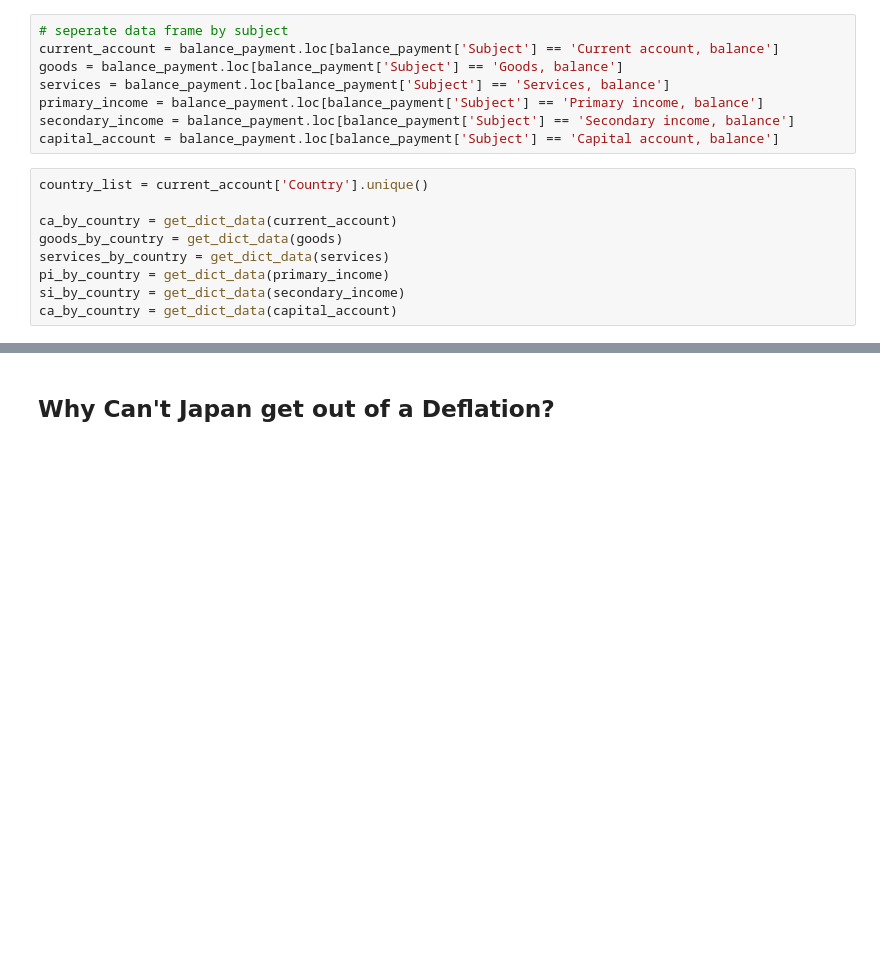
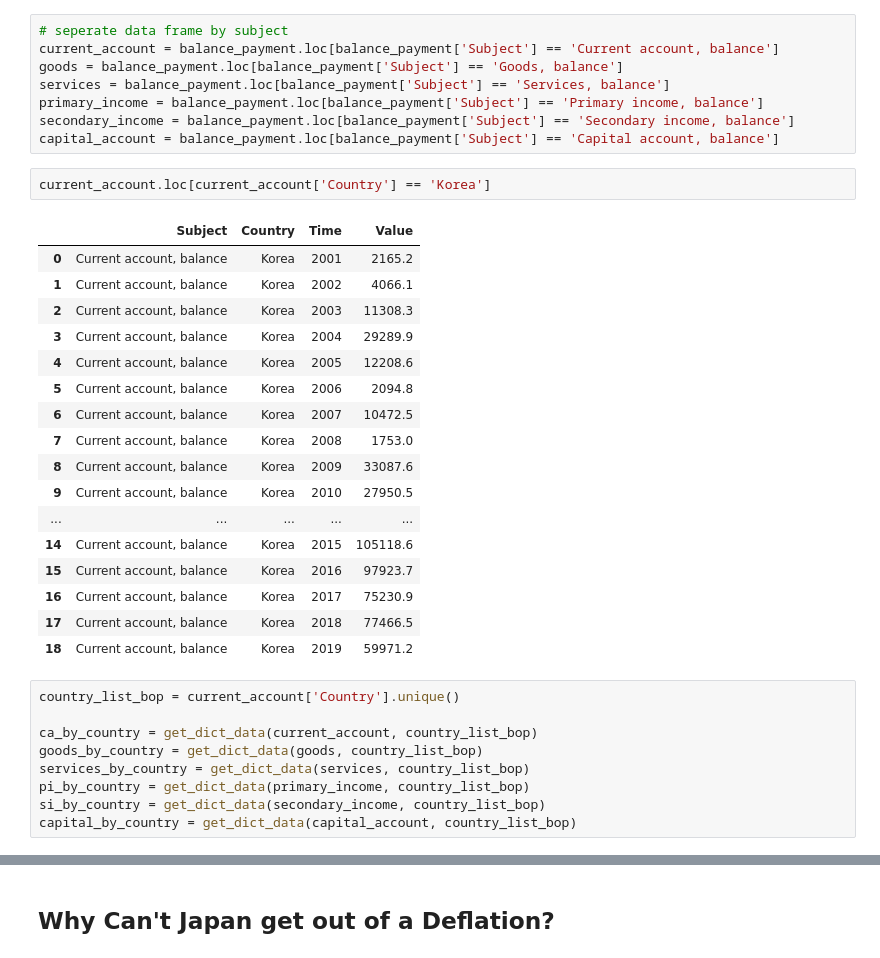
Before and after one commit to tt0507/Mini-Project, a Jupyter notebook: japan_deflation/deflation_analysis_final.ipynb, the cells around one changed output, grey strips where cells are left out. Drawn from its saved outputs; the diff is of its cells as text; blank space fills up the shorter version.

```diff
--- a/japan_deflation/deflation_analysis_final.ipynb
+++ b/japan_deflation/deflation_analysis_final.ipynb
@@ -456,15 +456,35 @@ services = balance_payment.loc[balance_payment['Subject'] == 'Services, balance'
 primary_income = balance_payment.loc[balance_payment['Subject'] == 'Primary income, balance']
 secondary_income = balance_payment.loc[balance_payment['Subject'] == 'Secondary income, balance']
 capital_account = balance_payment.loc[balance_payment['Subject'] == 'Capital account, balance']
+# %%
+current_account.loc[current_account['Country'] == 'Korea']
+# %% [output]
+|  | Subject | Country | Time | Value |
+| 0 | Current account, balance | Korea | 2001 | 2165.2 |
+| 1 | Current account, balance | Korea | 2002 | 4066.1 |
+| 2 | Current account, balance | Korea | 2003 | 11308.3 |
+| 3 | Current account, balance | Korea | 2004 | 29289.9 |
+| 4 | Current account, balance | Korea | 2005 | 12208.6 |
+| 5 | Current account, balance | Korea | 2006 | 2094.8 |
+| 6 | Current account, balance | Korea | 2007 | 10472.5 |
+| 7 | Current account, balance | Korea | 2008 | 1753.0 |
+| 8 | Current account, balance | Korea | 2009 | 33087.6 |
+| 9 | Current account, balance | Korea | 2010 | 27950.5 |
+| ... | ... | ... | ... | ... |
+| 14 | Current account, balance | Korea | 2015 | 105118.6 |
+| 15 | Current account, balance | Korea | 2016 | 97923.7 |
+| 16 | Current account, balance | Korea | 2017 | 75230.9 |
+| 17 | Current account, balance | Korea | 2018 | 77466.5 |
+| 18 | Current account, balance | Korea | 2019 | 59971.2 |
 # %%
-country_list = current_account['Country'].unique()
+country_list_bop = current_account['Country'].unique()
 
-ca_by_country = get_dict_data(current_account)
-goods_by_country = get_dict_data(goods)
-services_by_country = get_dict_data(services)
-pi_by_country = get_dict_data(primary_income)
-si_by_country = get_dict_data(secondary_income)
-ca_by_country = get_dict_data(capital_account)
+ca_by_country = get_dict_data(current_account, country_list_bop)
+goods_by_country = get_dict_data(goods, country_list_bop)
+services_by_country = get_dict_data(services, country_list_bop)
+pi_by_country = get_dict_data(primary_income, country_list_bop)
+si_by_country = get_dict_data(secondary_income, country_list_bop)
+capital_by_country = get_dict_data(capital_account, country_list_bop)
 # %%
 plt.figure(figsize=(22, 15))
 
```
Also changed, not shown: parts of 8 cells of this notebook.
